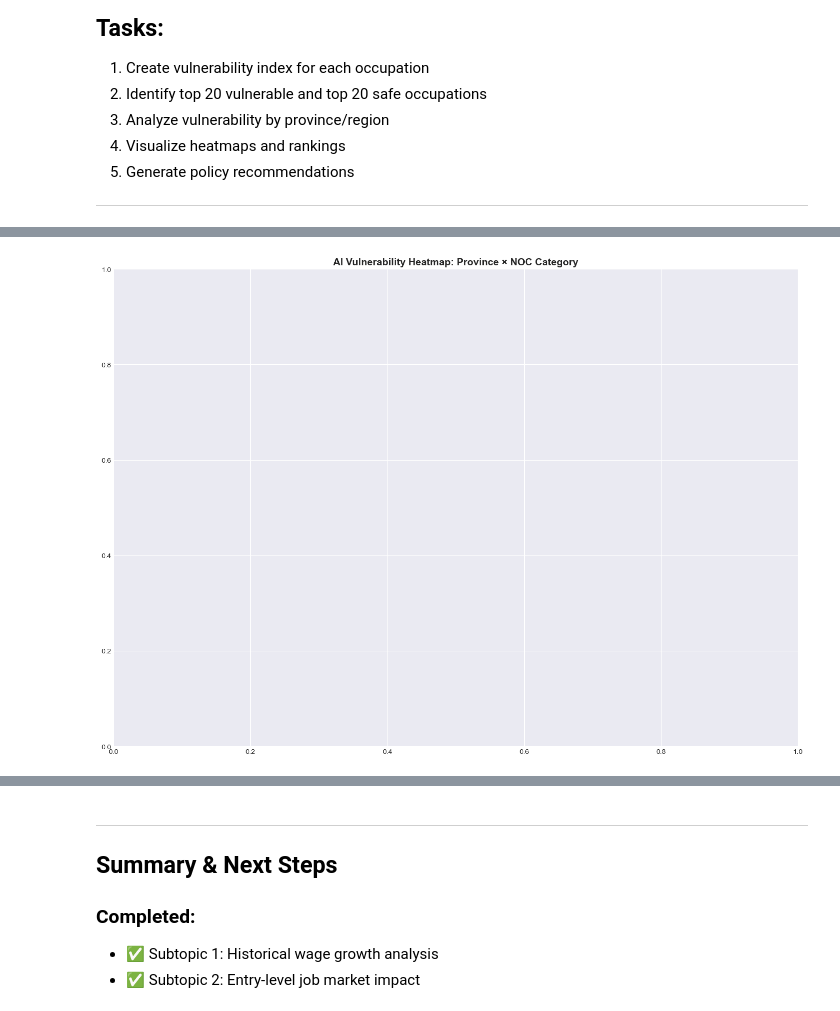
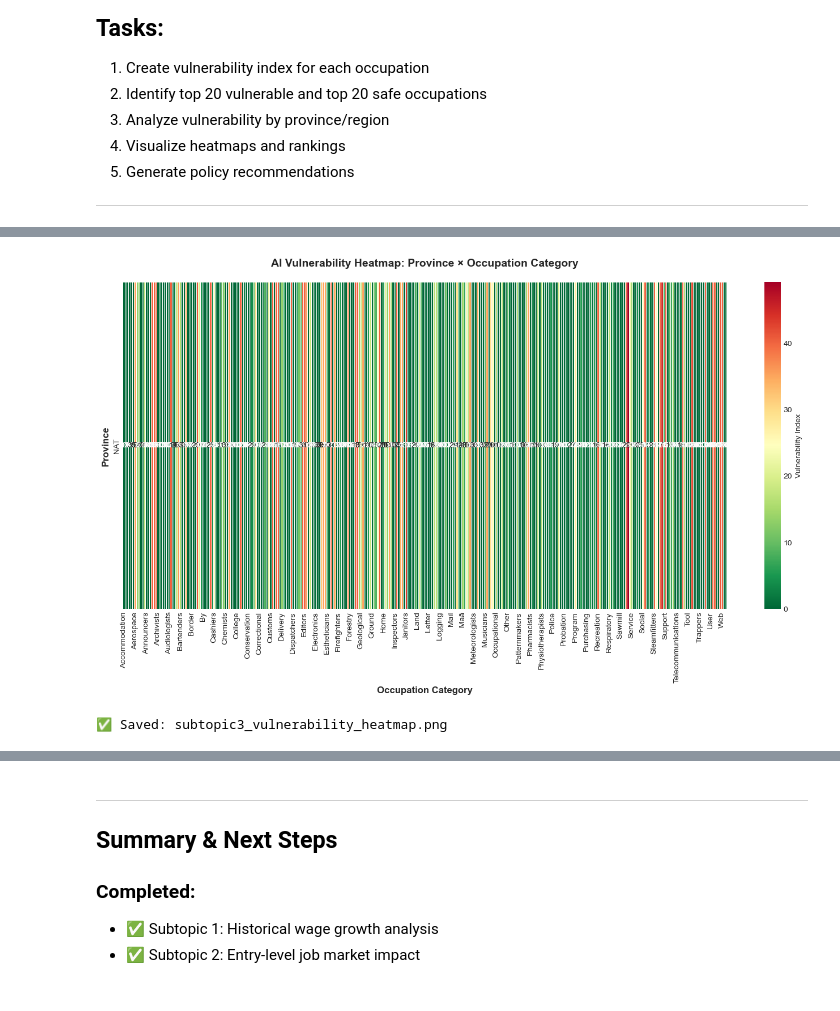
Before and after one commit to ojadeyemi/MATH_1130_Final_Project, a Jupyter notebook: notebooks/02_analysis.ipynb, the cells around one changed output, grey strips where cells are left out. Saved outputs shown, nothing was run; the diff lists cells and outputs as text; code cells hidden in the pictures.

```diff
--- a/notebooks/02_analysis.ipynb
+++ b/notebooks/02_analysis.ipynb
@@ -571,0 +651,12 @@ plt.show()
+# %%
+# Add rank and save full ranking
+vulnerability_data["Rank"] = range(1, len(vulnerability_data) + 1)
+
+print(f"✅ Ranked {len(vulnerability_data)} occupations by vulnerability")
+print(f"\nMost Vulnerable (Rank 1-10):")
+print(vulnerability_data.head(10)[["Rank", "NOC_Title_Standardized", "Vulnerability_Index"]])
+print(f"\nMost Safe (Rank {len(vulnerability_data)-9}-{len(vulnerability_data)}):")
+print(vulnerability_data.tail(10)[["Rank", "NOC_Title_Standardized", "Vulnerability_Index"]])
+
+vulnerability_data.to_csv(OUTPUTS_TABLES / 'vulnerability_index_all_occupations.csv', index=False)
+print("\n✅ Saved: vulnerability_index_all_occupations.csv")
@@ -572,13 +704,25 @@ plt.show()
 # %%
-# TODO: Create heatmap - Vulnerability by province and NOC category
+# Visualize vulnerability by province and occupation category
+heatmap_data = (
+    vulnerability_data.assign(
+        NOC_Category=vulnerability_data["NOC_Title_Standardized"].str.extract(r'(\w+)', expand=False)
+    )
+    .groupby(["Province", "NOC_Category"])["Vulnerability_Index"]
+    .mean()
+    .unstack(fill_value=0)
+)
 
-fig, ax = plt.subplots(figsize=(14, 10))
+fig, ax = plt.subplots(figsize=(14, 8))
+sns.heatmap(heatmap_data, annot=True, fmt=".1f", cmap="RdYlGn_r",
+            cbar_kws={"label": "Vulnerability Index"}, ax=ax, linewidths=0.5)
+plt.title("AI Vulnerability Heatmap: Province × Occupation Category", fontsize=14, fontweight="bold", pad=20)
+plt.xlabel("Occupation Category", fontsize=12, fontweight="bold")
+plt.ylabel("Province", fontsize=12, fontweight="bold")
+plt.tight_layout()
+plt.savefig(OUTPUTS_FIGURES / "subtopic3_vulnerability_heatmap.png", dpi=300, bbox_inches="tight")
+plt.show()
 
-# YOUR CODE HERE
-
-plt.title("AI Vulnerability Heatmap: Province × NOC Category", fontsize=14, fontweight="bold")
-plt.tight_layout()
-plt.savefig(OUTPUTS_FIGURES / "subtopic3_vulnerability_heatmap.png", dpi=300)
-plt.show()
+print("✅ Saved: subtopic3_vulnerability_heatmap.png")
 # %% [output]
-[figure, old version]
+[figure, new version]
+✅ Saved: subtopic3_vulnerability_heatmap.png
```
Also changed, not shown: parts of 12 cells of this notebook, 15 other files.
